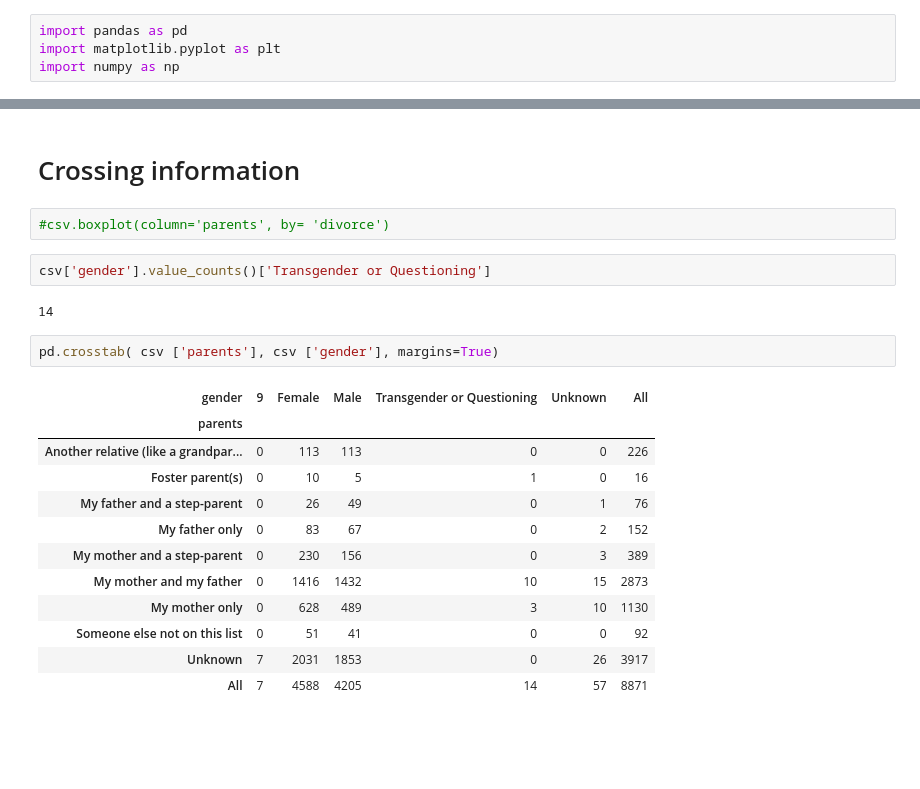
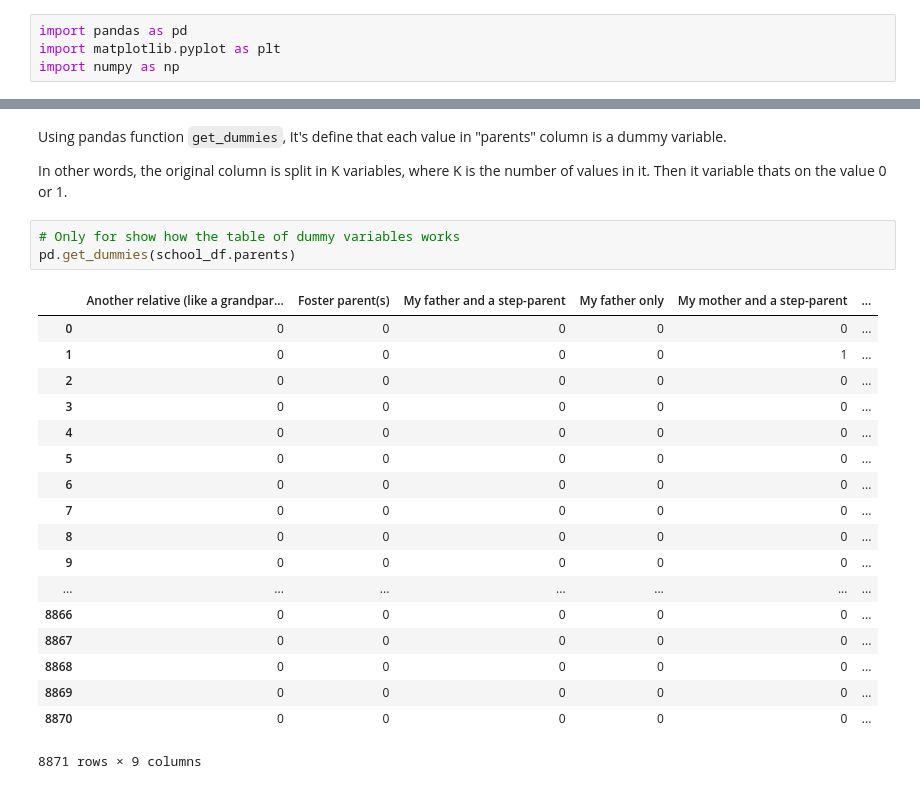
Before and after one commit to MozillaDataScience/outreachy-datascience-2018, a Jupyter notebook: proposals/12_brunapinos.ipynb, the cells around one changed output, grey strips where cells are left out. Drawn from its saved outputs; the diff is of its cells as text; blank space fills up the shorter version.

````diff
--- a/proposals/12_brunapinos.ipynb
+++ b/proposals/12_brunapinos.ipynb
@@ -87,23 +64,26 @@ Length: 8871, dtype: int64
-# %% [markdown]
-# Crossing information
-# %%
-#csv.boxplot(column='parents', by= 'divorce')
-# %%
-csv['gender'].value_counts()['Transgender or Questioning']
-# %% [output]
-14
-# %%
-pd.crosstab( csv ['parents'], csv ['gender'], margins=True)
-# %% [output]
-| gender | 9 | Female | Male | Transgender or Questioning | Unknown | All |
-| parents |  |  |  |  |  |  |
-| Another relative (like a grandpar... | 0 | 113 | 113 | 0 | 0 | 226 |
-| Foster parent(s) | 0 | 10 | 5 | 1 | 0 | 16 |
-| My father and a step-parent | 0 | 26 | 49 | 0 | 1 | 76 |
-| My father only | 0 | 83 | 67 | 0 | 2 | 152 |
-| My mother and a step-parent | 0 | 230 | 156 | 0 | 3 | 389 |
-| My mother and my father | 0 | 1416 | 1432 | 10 | 15 | 2873 |
-| My mother only | 0 | 628 | 489 | 3 | 10 | 1130 |
-| Someone else not on this list | 0 | 51 | 41 | 0 | 0 | 92 |
-| Unknown | 7 | 2031 | 1853 | 0 | 26 | 3917 |
-| All | 7 | 4588 | 4205 | 14 | 57 | 8871 |
+# %% [markdown]
+Using pandas function ```get_dummies```, It's define that each value in "parents" column is a dummy variable.
+
+In other words, the original column is split in K variables, where K is the number of values in it. Then it variable thats on the value 0 or 1.
+# %%
+# Only for show how the table of dummy variables works
+pd.get_dummies(school_df.parents)
+# %% [output]
+|  | Another relative (like a grandpar... | Foster parent(s) | My father and a step-parent | My father only | My mother and a step-parent | ... |
+| 0 | 0 | 0 | 0 | 0 | 0 | ... |
+| 1 | 0 | 0 | 0 | 0 | 1 | ... |
+| 2 | 0 | 0 | 0 | 0 | 0 | ... |
+| 3 | 0 | 0 | 0 | 0 | 0 | ... |
+| 4 | 0 | 0 | 0 | 0 | 0 | ... |
+| 5 | 0 | 0 | 0 | 0 | 0 | ... |
+| 6 | 0 | 0 | 0 | 0 | 0 | ... |
+| 7 | 0 | 0 | 0 | 0 | 0 | ... |
+| 8 | 0 | 0 | 0 | 0 | 0 | ... |
+| 9 | 0 | 0 | 0 | 0 | 0 | ... |
+| ... | ... | ... | ... | ... | ... | ... |
+| 8866 | 0 | 0 | 0 | 0 | 0 | ... |
+| 8867 | 0 | 0 | 0 | 0 | 0 | ... |
+| 8868 | 0 | 0 | 0 | 0 | 0 | ... |
+| 8869 | 0 | 0 | 0 | 0 | 0 | ... |
+| 8870 | 0 | 0 | 0 | 0 | 0 | ... |
+8871 rows × 9 columns
````
Also changed, not shown: parts of 24 cells of this notebook.
